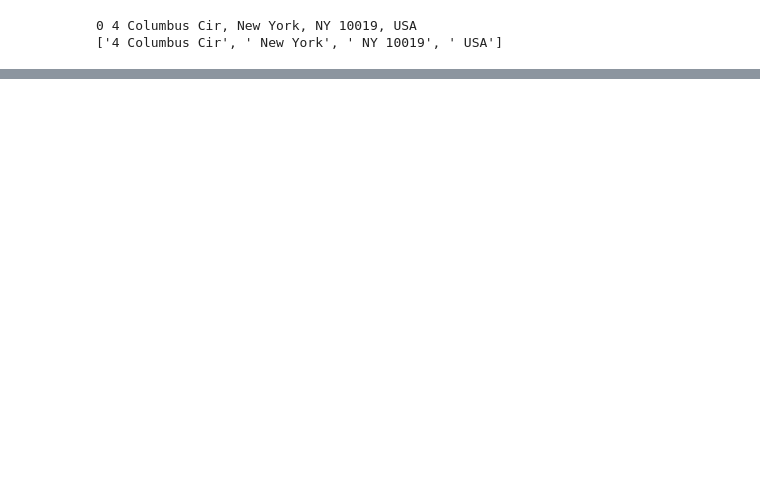
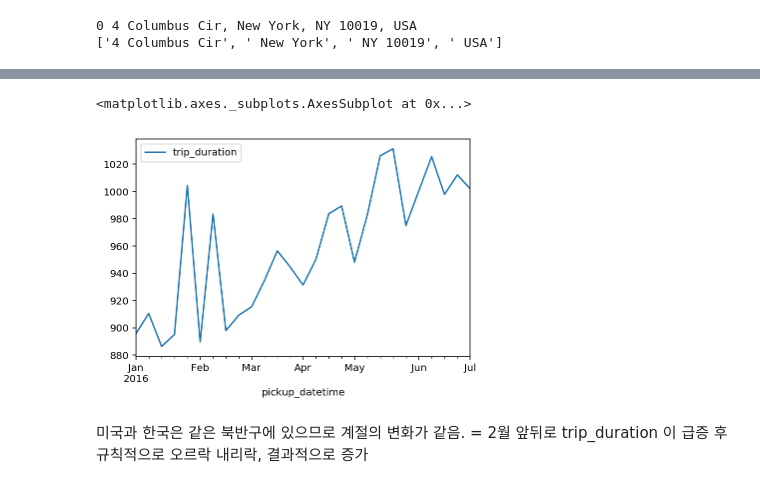
Before and after one commit to Moons08/dss-project-taxi, a Jupyter notebook: Kang/EDA_KANG.ipynb, the cells around one changed output, grey strips where cells are left out. Drawn from its saved outputs; the diff is of its cells as text; code cells hidden in the pictures; blank space fills up the shorter version.

Commit message:
about date time

```diff
--- a/Kang/EDA_KANG.ipynb
+++ b/Kang/EDA_KANG.ipynb
@@ -221,0 +279,3 @@ Name: 0, dtype: object
+# %%
+time_check = train_raw.copy()
+time_check.head()
@@ -221,0 +342,4 @@ Name: 0, dtype: object
+# %%
+time_check["pickup_object"] = time_check["pickup_datetime"][0][:-9].apply(lambda x : pd.to_datetime(str(x), format = '%Y%m%d'))
+
+# time_check["pickup_object"] = time_check["pickup_datetime"].apply(lambda x : pd.to_datetime(str(x), format = '%Y%m%d'))
@@ -221,0 +348,7 @@ Name: 0, dtype: object
+# %%
+df = pd.DataFrame(time_check["trip_duration"])
+index = time_check["pickup_datetime"]
+index = pd.to_datetime(index)
+df = df.set_index(index)
+weekly_duration = df.resample("w").mean()
+weekly_duration
@@ -221,0 +374,7 @@ Name: 0, dtype: object
+# %%
+weekly_duration.plot()
+# %% [output]
+<matplotlib.axes._subplots.AxesSubplot at 0x...>
+[figure, added]
+# %% [markdown]
+미국과 한국은 같은 북반구에 있으므로 계절의 변화가 같음. = 2월 앞뒤로 trip_duration 이 급증 후 규칙적으로 오르락 내리락, 결과적으로 증가
```
Also changed, not shown: parts of 30 cells of this notebook.
